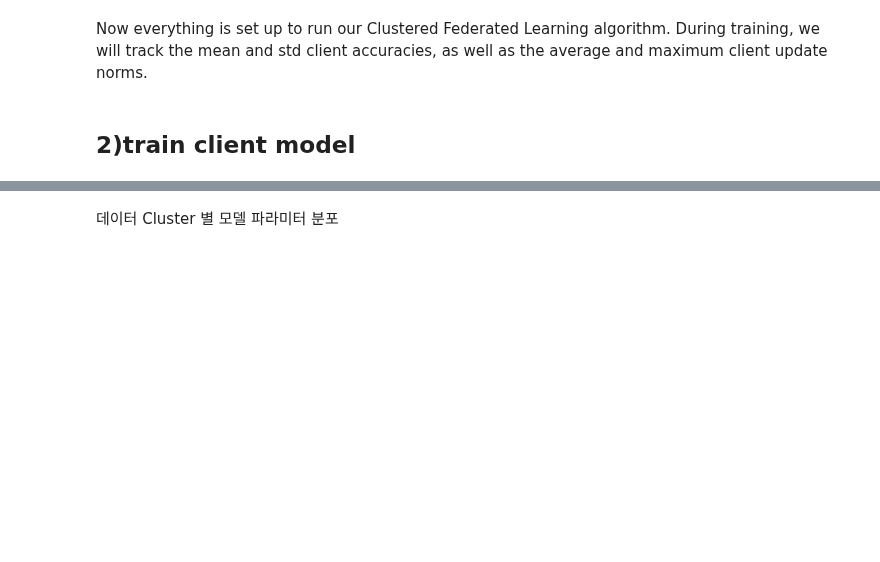
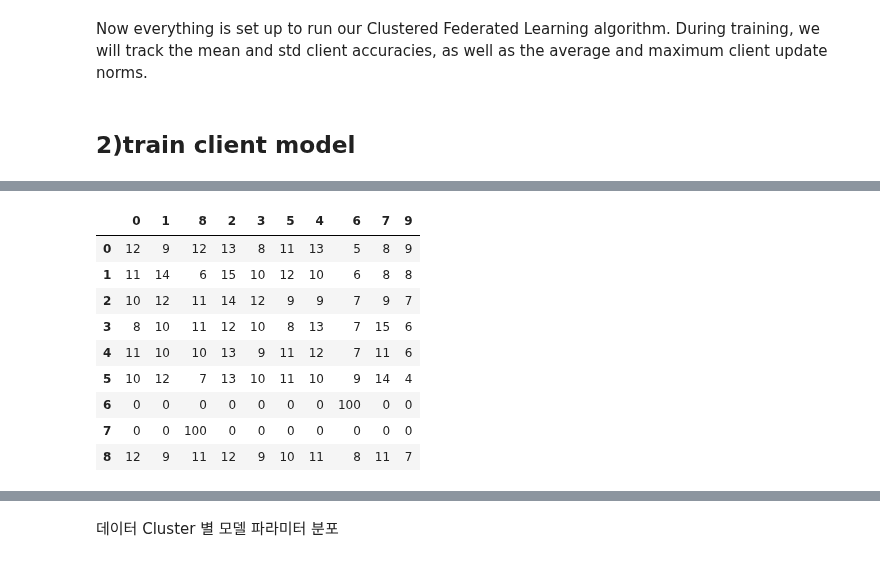
Before and after one commit to yangbaechu/FD-with-Label-Based-Group-Structure, a Jupyter notebook: Ferated distillation.ipynb, the cells around one changed output, grey strips where cells are left out. Cells and saved outputs as stored; diff of their text form; code cells hidden in the pictures; blank space fills up the shorter version.

```diff
--- a/Ferated distillation.ipynb
+++ b/Ferated distillation.ipynb
@@ -257,0 +214,13 @@ label_predicted.sort_index(axis=1)
+# %%
+dfs['label_predicted']
+# %% [output]
+|  | 0 | 1 | 8 | 2 | 3 | 5 | 4 | 6 | 7 | 9 |
+| 0 | 12 | 9 | 12 | 13 | 8 | 11 | 13 | 5 | 8 | 9 |
+| 1 | 11 | 14 | 6 | 15 | 10 | 12 | 10 | 6 | 8 | 8 |
+| 2 | 10 | 12 | 11 | 14 | 12 | 9 | 9 | 7 | 9 | 7 |
+| 3 | 8 | 10 | 11 | 12 | 10 | 8 | 13 | 7 | 15 | 6 |
+| 4 | 11 | 10 | 10 | 13 | 9 | 11 | 12 | 7 | 11 | 6 |
+| 5 | 10 | 12 | 7 | 13 | 10 | 11 | 10 | 9 | 14 | 4 |
+| 6 | 0 | 0 | 0 | 0 | 0 | 0 | 0 | 100 | 0 | 0 |
+| 7 | 0 | 0 | 100 | 0 | 0 | 0 | 0 | 0 | 0 | 0 |
+| 8 | 12 | 9 | 11 | 12 | 9 | 10 | 11 | 8 | 11 | 7 |
```
Also changed, not shown: parts of 13 cells of this notebook, 1 other file.
